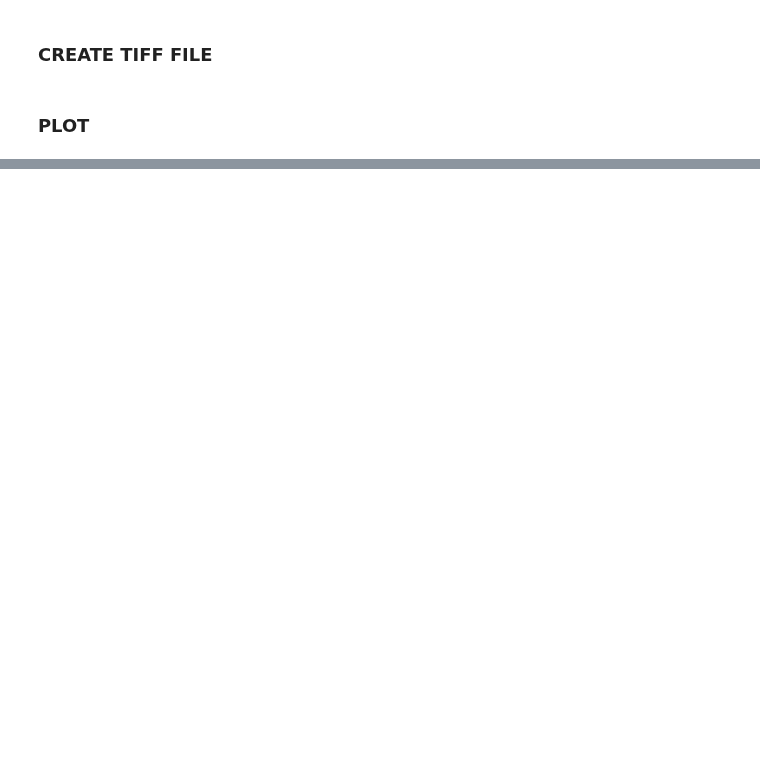
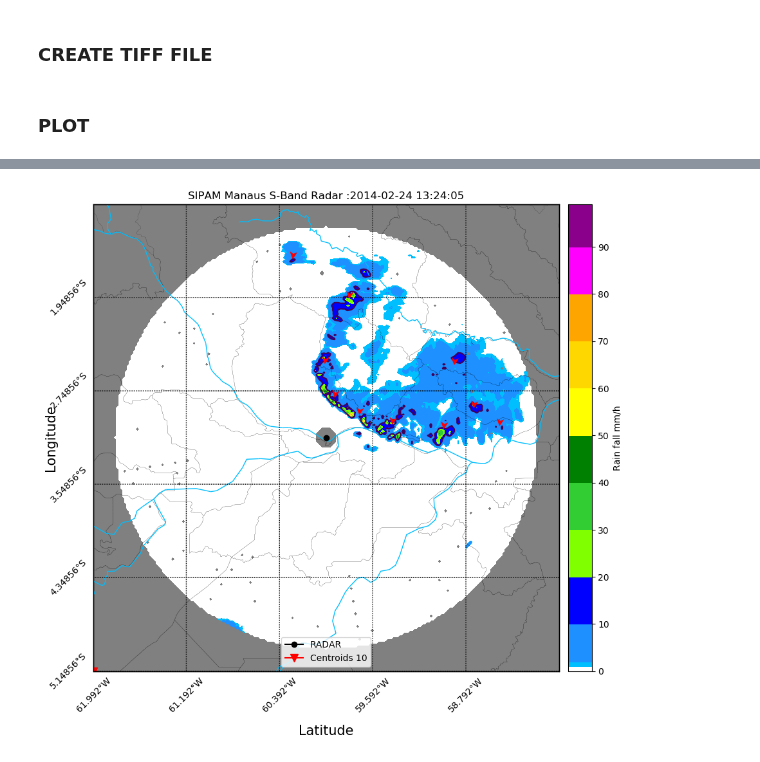
Before and after one commit to helvecioneto/CAP-394, a Jupyter notebook: 02-GEOTRACK.ipynb, the cells around one changed output, grey strips where cells are left out. Saved outputs shown, nothing was run; the diff lists cells and outputs as text; code cells hidden in the pictures; blank space fills up the shorter version.

```diff
--- a/02-GEOTRACK.ipynb
+++ b/02-GEOTRACK.ipynb
@@ -335,8 +324,0 @@ from matplotlib import cm, pyplot
-# %%
-fpath = r"tiff/myGeoTIFF.tif"
-my_image = georaster.MultiBandRaster(fpath, load_data=True)
-# %%
-image = georaster.MultiBandRaster( fpath, \
-                        load_data=(minx, maxx, miny, maxy), \
-                        latlon=True)
-image.r[0]
@@ -445,0 +409,5 @@ plt.show()
+# %%
+day = 20140224
+plot(15,day,2)
+# %% [output]
+[figure, added]
```
Also changed, not shown: parts of 16 cells of this notebook, 15 other files.
